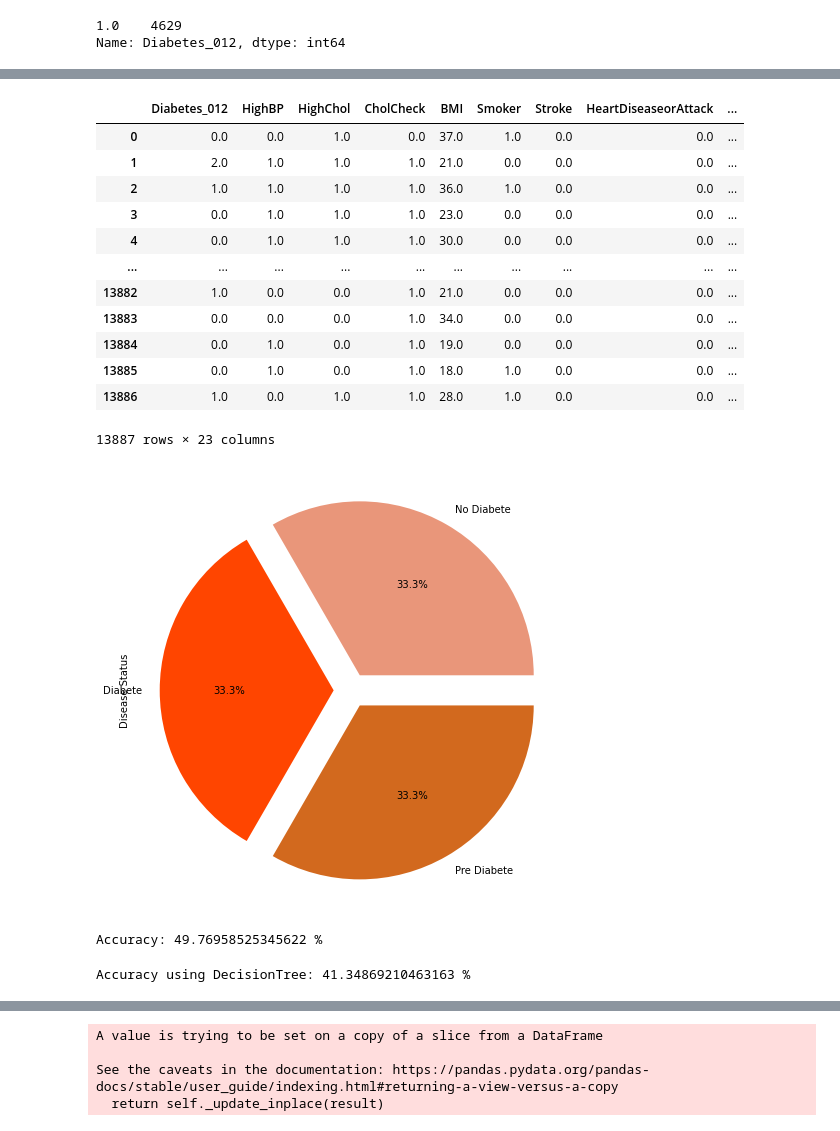
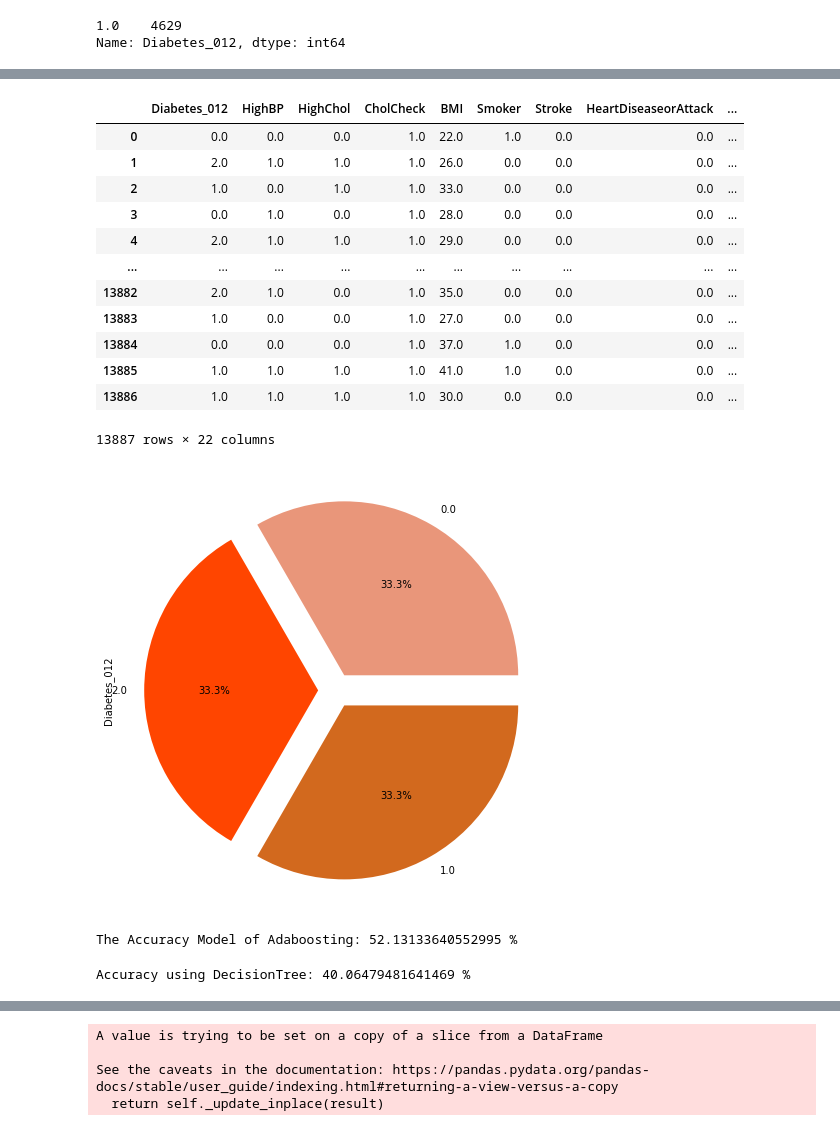
Before and after one commit to MehrdadGh1989/Diabete_Project, a Jupyter notebook: Diabetes_Project_With_Jupyter_MachineLearnin.ipynb, the cells around one changed output, grey strips where cells are left out. Saved outputs shown, nothing was run; the diff lists cells and outputs as text; code cells hidden in the pictures.

Commit message:
Different approach to increase the precision

```diff
--- a/Diabetes_Project_With_Jupyter_MachineLearnin.ipynb
+++ b/Diabetes_Project_With_Jupyter_MachineLearnin.ipynb
@@ -35,14 +35,11 @@ diabete_df_clean
 | 229780 | 2.0 | 1.0 | 1.0 | 1.0 | 25.0 | 0.0 | 0.0 | 1.0 | ... |
 229781 rows × 22 columns
 # %%
-#Diabete Status
+# Approach 1 : Applying Machine Learning Models on (diabete_df_clean)
+# Diabete Status
 # No Diabete=0
 # Pre Diabete=1
 # Diabete = 2
-diabete_type_detection=diabete_df_clean['Diabetes_012']
-diabete_df_clean.loc[diabete_type_detection==0,'Disease Status']='No Diabete'
-diabete_df_clean.loc[diabete_type_detection==1,'Disease Status']='Pre Diabete'
-diabete_df_clean.loc[diabete_type_detection==2,'Disease Status']='Diabete'
-#Look at distribution of members
-diabete_df_clean['Disease Status'].value_counts()
+diabete_df_clean['Diabetes_012'].value_counts().plot.pie(autopct='%1.1f%%',shadow=True,figsize=(10,8))
+plt.show()
 # %% [output]
@@ -275,24 +222,24 @@ combined_equal_df = combined_equal_df.sample(frac=1).reset_index(drop=True)
 combined_equal_df
 # %% [output]
 |  | Diabetes_012 | HighBP | HighChol | CholCheck | BMI | Smoker | Stroke | HeartDiseaseorAttack | ... |
-| 0 | 0.0 | 0.0 | 1.0 | 0.0 | 37.0 | 1.0 | 0.0 | 0.0 | ... |
-| 1 | 2.0 | 1.0 | 1.0 | 1.0 | 21.0 | 0.0 | 0.0 | 0.0 | ... |
-| 2 | 1.0 | 1.0 | 1.0 | 1.0 | 36.0 | 1.0 | 0.0 | 0.0 | ... |
-| 3 | 0.0 | 1.0 | 1.0 | 1.0 | 23.0 | 0.0 | 0.0 | 0.0 | ... |
-| 4 | 0.0 | 1.0 | 1.0 | 1.0 | 30.0 | 0.0 | 0.0 | 0.0 | ... |
+| 0 | 0.0 | 0.0 | 0.0 | 1.0 | 22.0 | 1.0 | 0.0 | 0.0 | ... |
+| 1 | 2.0 | 1.0 | 1.0 | 1.0 | 26.0 | 0.0 | 0.0 | 0.0 | ... |
+| 2 | 1.0 | 0.0 | 1.0 | 1.0 | 33.0 | 0.0 | 0.0 | 0.0 | ... |
+| 3 | 0.0 | 1.0 | 0.0 | 1.0 | 28.0 | 0.0 | 0.0 | 0.0 | ... |
+| 4 | 2.0 | 1.0 | 1.0 | 1.0 | 29.0 | 0.0 | 0.0 | 0.0 | ... |
 | ... | ... | ... | ... | ... | ... | ... | ... | ... | ... |
-| 13882 | 1.0 | 0.0 | 0.0 | 1.0 | 21.0 | 0.0 | 0.0 | 0.0 | ... |
-| 13883 | 0.0 | 0.0 | 0.0 | 1.0 | 34.0 | 0.0 | 0.0 | 0.0 | ... |
-| 13884 | 0.0 | 1.0 | 0.0 | 1.0 | 19.0 | 0.0 | 0.0 | 0.0 | ... |
-| 13885 | 0.0 | 1.0 | 0.0 | 1.0 | 18.0 | 1.0 | 0.0 | 0.0 | ... |
-| 13886 | 1.0 | 0.0 | 1.0 | 1.0 | 28.0 | 1.0 | 0.0 | 0.0 | ... |
+| 13882 | 2.0 | 1.0 | 0.0 | 1.0 | 35.0 | 0.0 | 0.0 | 0.0 | ... |
+| 13883 | 1.0 | 0.0 | 0.0 | 1.0 | 27.0 | 0.0 | 0.0 | 0.0 | ... |
+| 13884 | 0.0 | 0.0 | 0.0 | 1.0 | 37.0 | 1.0 | 0.0 | 0.0 | ... |
+| 13885 | 1.0 | 1.0 | 1.0 | 1.0 | 41.0 | 1.0 | 0.0 | 0.0 | ... |
+| 13886 | 1.0 | 1.0 | 1.0 | 1.0 | 30.0 | 0.0 | 0.0 | 0.0 | ... |
-13887 rows × 23 columns
+13887 rows × 22 columns
 # %%
 colors=['darksalmon', 'orangered','chocolate']
-combined_equal_df['Disease Status'].value_counts().plot.pie(explode=[0.1,0.1,0.1],autopct='%1.1f%%',colors=colors,shadow=False,figsize=  (10,8))
+combined_equal_df['Diabetes_012'].value_counts().plot.pie(explode=[0.1,0.1,0.1],autopct='%1.1f%%',colors=colors,shadow=False,figsize=  (10,8))
 plt.show()
 # %% [output]
-[figure, old version]
+[figure, new version]
 # %%
 #Use adaboosting for new data-frame
 from sklearn.ensemble import AdaBoostClassifier
@@ -309,8 +254,9 @@ model = Adaboost_Classifier.fit(x_train, y_train)
 # %%
+model = Adaboost_Classifier.fit(x_train, y_train)
 y_pred = model.predict(x_test)
-print("Accuracy:",metrics.accuracy_score(y_test, y_pred)*100, "%")
+print("The Accuracy Model of Adaboosting:",metrics.accuracy_score(y_test, y_pred)*100, "%")
 # %% [output]
-Accuracy: 49.76958525345622 %
+The Accuracy Model of Adaboosting: 52.13133640552995 %
 # %%
 #Decesion Tree
 from sklearn.tree import DecisionTreeClassifier
@@ -322,10 +268,11 @@ y = combined_equal_df.iloc[:, 0].values
 # %%
-x_train, x_test, y_train, y_test = train_test_split(x, y, test_size=0.3)
-abc = DecisionTreeClassifier(random_state=2)
-model = abc.fit(x_train, y_train)
+x_train, x_test, y_train, y_test = train_test_split(x, y, test_size=0.2, random_state=1)
+model = DecisionTreeClassifier()
+model.fit(x_train, y_train)
 y_pred = model.predict(x_test)
+sum(y_pred == y_test) / len(y_pred)
 print("Accuracy using DecisionTree:",metrics.accuracy_score(y_test, y_pred)*100, "%")
 # %% [output]
-Accuracy using DecisionTree: 41.34869210463163 %
+Accuracy using DecisionTree: 40.06479481641469 %
 # %%
 #The Accuracy in second approach decreased drammaticaly
```
Also changed, not shown: parts of 41 cells of this notebook.
